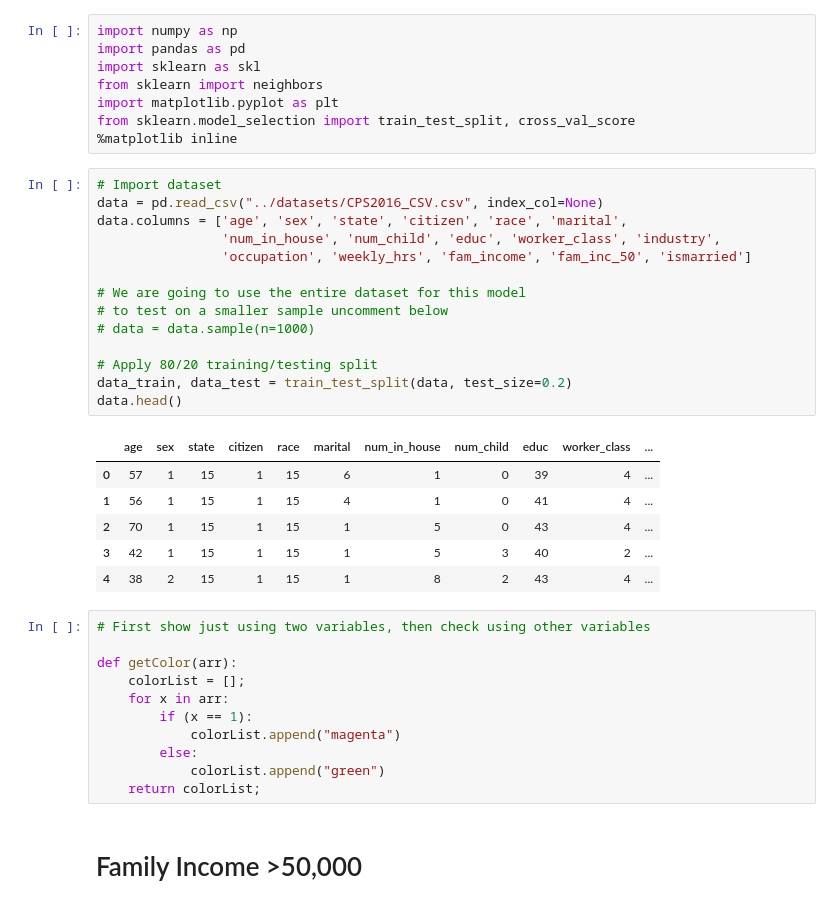
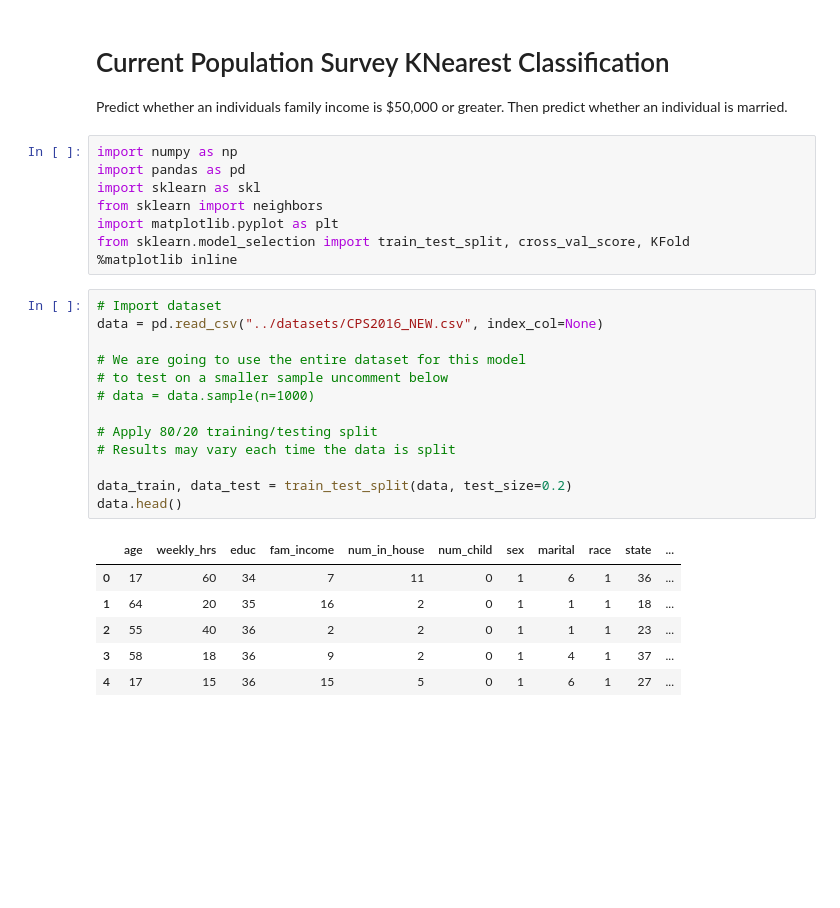
Before and after one commit to ereid7/current-population-survey-data-science-project, a Jupyter notebook: SupervisedClassification/CPS_KNearest_Classification.ipynb, the cells around one changed output. Cells and saved outputs as stored; diff of their text form; blank space fills up the shorter version.

Commit message:
Additional work on supervised classification and regression

```diff
--- a/SupervisedClassification/CPS_KNearest_Classification.ipynb
+++ b/SupervisedClassification/CPS_KNearest_Classification.ipynb
@@ -1,42 +1,32 @@
+# %% [markdown]
+# Current Population Survey KNearest Classification
+
+Predict whether an individuals family income is $50,000 or greater. Then predict whether an individual is married.
 # %%
 import numpy as np
 import pandas as pd
 import sklearn as skl
 from sklearn import neighbors
 import matplotlib.pyplot as plt
-from sklearn.model_selection import train_test_split, cross_val_score
+from sklearn.model_selection import train_test_split, cross_val_score, KFold
 %matplotlib inline
 # %%
 # Import dataset
-data = pd.read_csv("../datasets/CPS2016_CSV.csv", index_col=None)
-data.columns = ['age', 'sex', 'state', 'citizen', 'race', 'marital',
-                'num_in_house', 'num_child', 'educ', 'worker_class', 'industry',
-                'occupation', 'weekly_hrs', 'fam_income', 'fam_inc_50', 'ismarried']
+data = pd.read_csv("../datasets/CPS2016_NEW.csv", index_col=None)
 
 # We are going to use the entire dataset for this model
 # to test on a smaller sample uncomment below
 # data = data.sample(n=1000)
 
 # Apply 80/20 training/testing split
+# Results may vary each time the data is split
+
 data_train, data_test = train_test_split(data, test_size=0.2)
 data.head()
 # %% [output]
-|  | age | sex | state | citizen | race | marital | num_in_house | num_child | educ | worker_class | ... |
-| 0 | 57 | 1 | 15 | 1 | 15 | 6 | 1 | 0 | 39 | 4 | ... |
-| 1 | 56 | 1 | 15 | 1 | 15 | 4 | 1 | 0 | 41 | 4 | ... |
-| 2 | 70 | 1 | 15 | 1 | 15 | 1 | 5 | 0 | 43 | 4 | ... |
-| 3 | 42 | 1 | 15 | 1 | 15 | 1 | 5 | 3 | 40 | 2 | ... |
-| 4 | 38 | 2 | 15 | 1 | 15 | 1 | 8 | 2 | 43 | 4 | ... |
+|  | age | weekly_hrs | educ | fam_income | num_in_house | num_child | sex | marital | race | state | ... |
+| 0 | 17 | 60 | 34 | 7 | 11 | 0 | 1 | 6 | 1 | 36 | ... |
+| 1 | 64 | 20 | 35 | 16 | 2 | 0 | 1 | 1 | 1 | 18 | ... |
+| 2 | 55 | 40 | 36 | 2 | 2 | 0 | 1 | 1 | 1 | 23 | ... |
+| 3 | 58 | 18 | 36 | 9 | 2 | 0 | 1 | 4 | 1 | 37 | ... |
+| 4 | 17 | 15 | 36 | 15 | 5 | 0 | 1 | 6 | 1 | 27 | ... |
-# %%
-# First show just using two variables, then check using other variables
-
-def getColor(arr):
-    colorList = [];
-    for x in arr:
-        if (x == 1):
-            colorList.append("magenta")
-        else:
-            colorList.append("green")
-    return colorList;
-# %% [markdown]
-# Family Income >50,000
```
Also changed, not shown: parts of 29 cells of this notebook, 8 other files.
